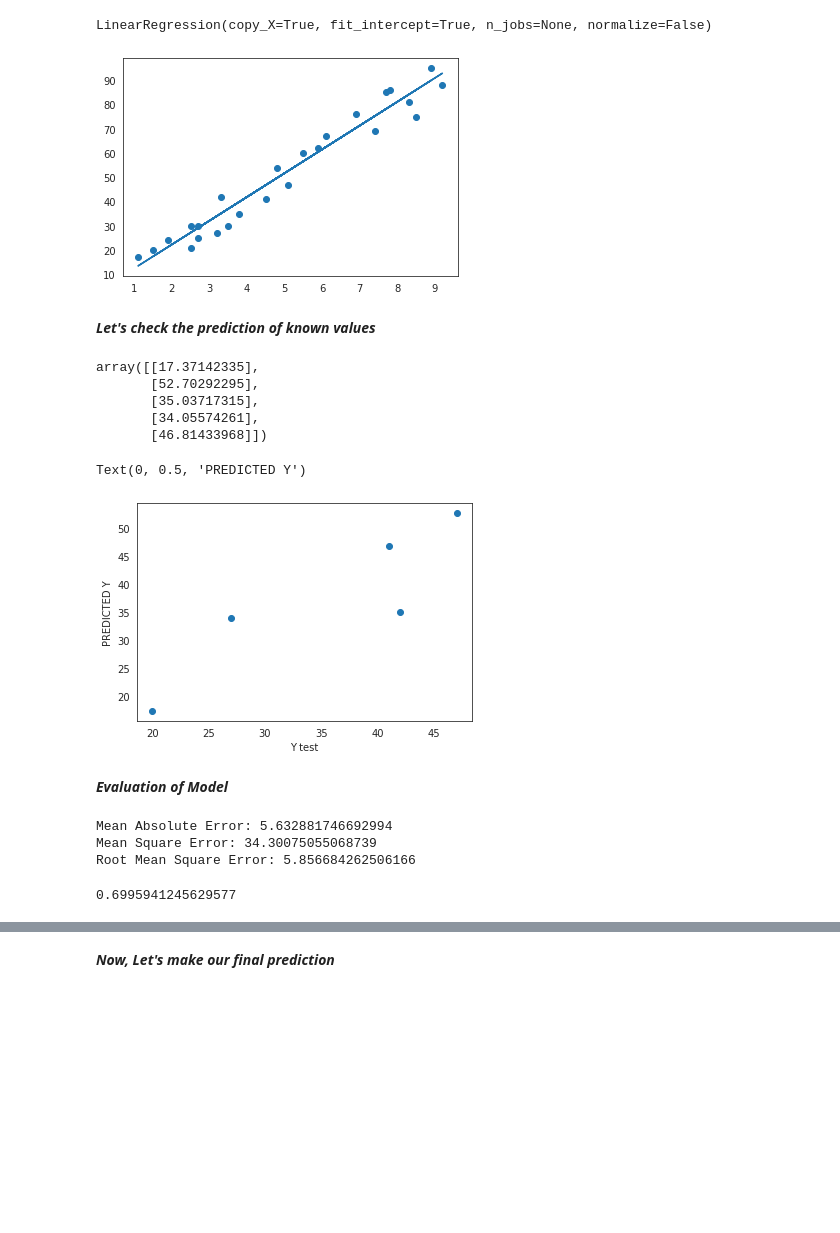
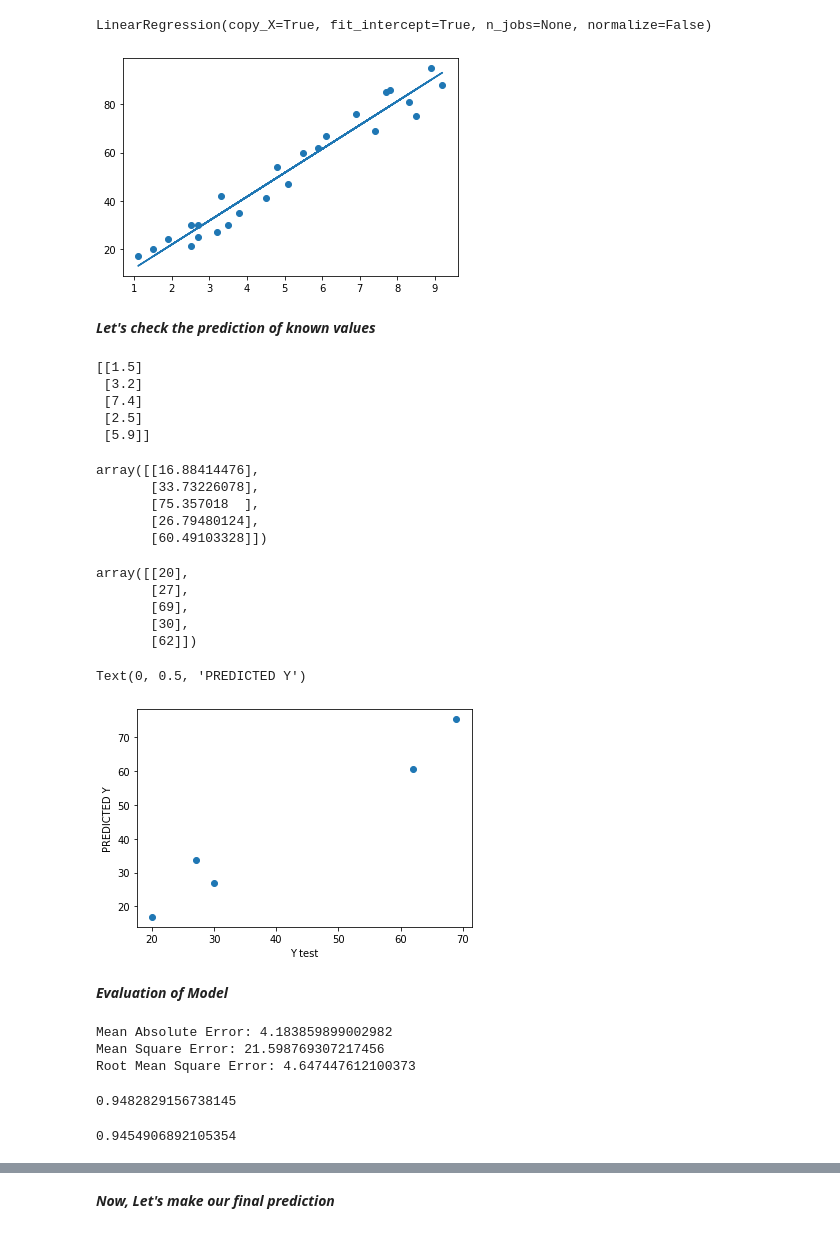
Before and after one commit to Pria91/Machine-Learning-Projects-, a Jupyter notebook: LinearRegression.ipynb, the cells around one changed output, grey strips where cells are left out. Cells and saved outputs as stored; diff of their text form; code cells hidden in the pictures; blank space fills up the shorter version.

```diff
--- a/LinearRegression.ipynb
+++ b/LinearRegression.ipynb
@@ -16,3 +18,7 @@ data = pd.read_csv("ScoresData.csv")
+# %%
+#Read data from remote link
+url ="http://bit.ly/w-data"
+data = pd.read_csv(url)
 # %%
 data
 # %% [output]
@@ -117,65 +135,87 @@ from sklearn.linear_model import LinearRegression
 
 
 #Creating the model
-lmodel = LinearRegression()
+regressor = LinearRegression()
 
 
 #Training the model
-lmodel.fit(X_train, y_train)
+regressor.fit(X_train, y_train)
 # %% [output]
 LinearRegression(copy_X=True, fit_intercept=True, n_jobs=None, normalize=False)
 # %%
 #Creating a line from fitting model
+#Plot the Regression Line and for the test dataset
 
-line = lmodel.coef_*X+lmodel.intercept_
+line = regressor.coef_*X+regressor.intercept_
 
 #Plots
 plt.scatter(X,y)               #same as x vs y plot from data file
 plt.plot(X,line)
 plt.show()
 # %% [output]
-[figure, old version]
+[figure, new version]
 # %% [markdown]
 ***Let's check the prediction of known values***
-# %%
-#Predicting Test Data
-predictions = lmodel.predict(X_test)
-
-
-#scores for the given study hours
-predictions
-# %% [output]
-array([[17.37142335],
-       [52.70292295],
-       [35.03717315],
-       [34.05574261],
-       [46.81433968]])
+# %%
+#Testing data in hours
+print(X_test)
+# %% [output]
+[[1.5]
+ [3.2]
+ [7.4]
+ [2.5]
+ [5.9]]
+# %%
+#Predicting the scores
+y_pred = regressor.predict(X_test)
+# %%
+y_pred
+# %% [output]
+array([[16.88414476],
+       [33.73226078],
+       [75.357018  ],
+       [26.79480124],
+       [60.49103328]])
+# %%
+y_test
+# %% [output]
+array([[20],
+       [27],
+       [69],
+       [30],
+       [62]])
 # %%
 #Actual test value vs the predicted value
 
-plt.scatter(y_test, predictions)
+plt.scatter(y_test, y_pred)
 plt.xlabel('Y test')
 plt.ylabel('PREDICTED Y')
 # %% [output]
 Text(0, 0.5, 'PREDICTED Y')
-[figure, old version]
+[figure, new version]
 # %% [markdown]
 ***Evaluation of Model***
 # %%
 from sklearn import metrics
 
-print('Mean Absolute Error:', metrics.mean_absolute_error(y_test,predictions))
+print('Mean Absolute Error:', metrics.mean_absolute_error(y_test,y_pred))
 
-print('Mean Square Error:', metrics.mean_squared_error(y_test,predictions))
+print('Mean Square Error:', metrics.mean_squared_error(y_test, y_pred))
 
-print('Root Mean Square Error:', np.sqrt(metrics.mean_squared_error(y_test,predictions)))
+print('Root Mean Square Error:', np.sqrt(metrics.mean_squared_error(y_test, y_pred)))
 # %% [output]
-Mean Absolute Error: 5.632881746692994
-Mean Square Error: 34.30075055068739
-Root Mean Square Error: 5.856684262506166
+Mean Absolute Error: 4.183859899002982
+Mean Square Error: 21.598769307217456
+Root Mean Square Error: 4.647447612100373
 # %%
 #variance of model
 
-metrics.explained_variance_score(y_test,predictions)
+metrics.explained_variance_score(y_test, y_pred)
 # %% [output]
-0.6995941245629577
+0.9482829156738145
+# %%
+#Accuracy of model
+from sklearn import metrics
+metrics.r2_score(y_test,y_pred)       #Goodness of fit Test
+# %% [output]
+0.9454906892105354
```
Also changed, not shown: parts of 8 cells of this notebook.
